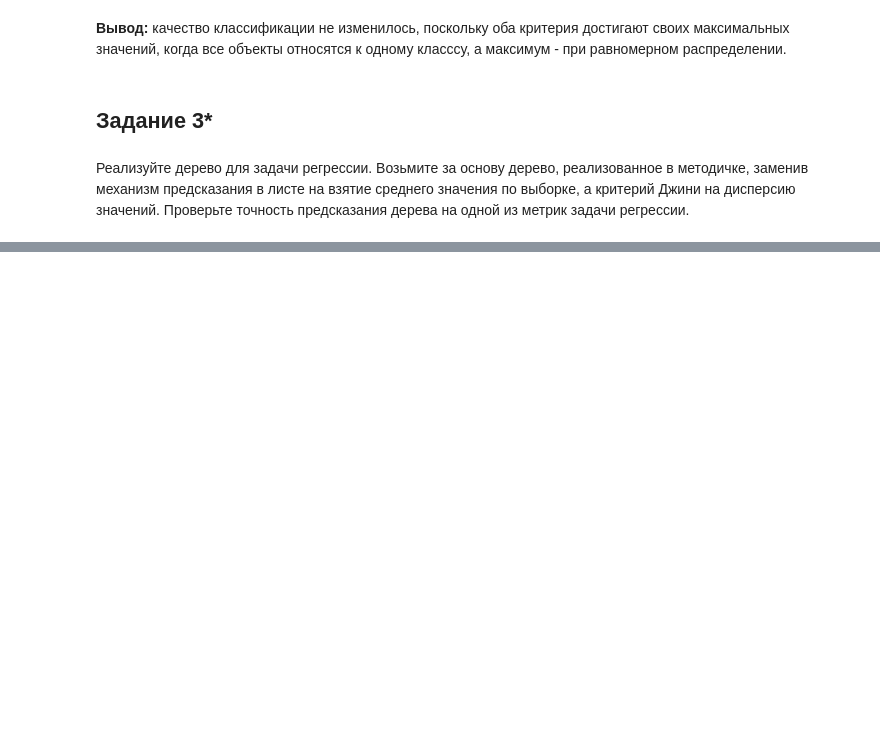
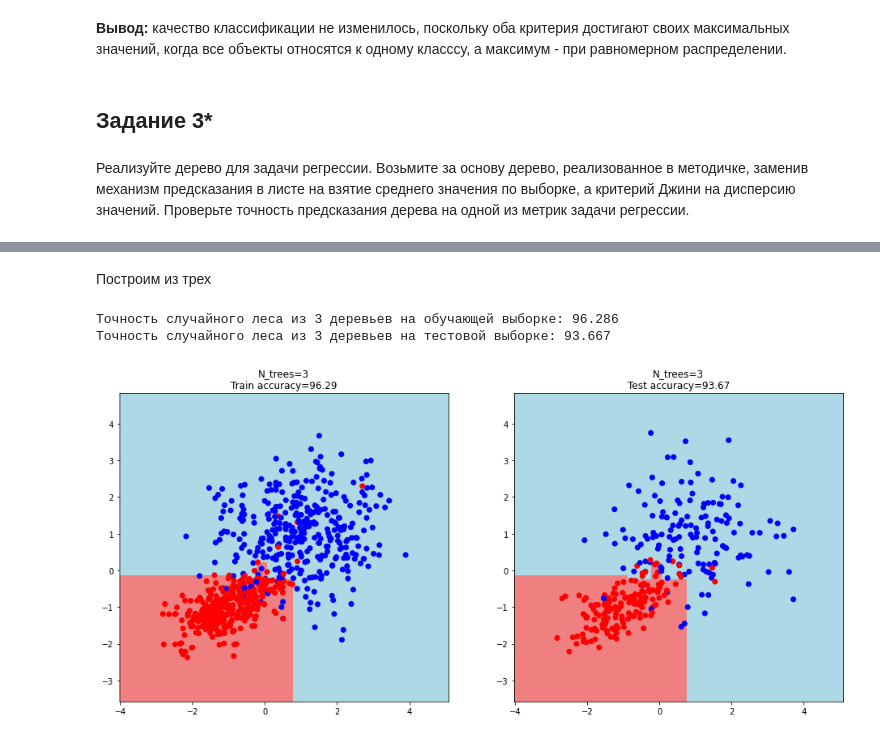
Before and after one commit to vit050587/Data-analysis, a Jupyter notebook: analytics_data.ipynb, the cells around one changed output, grey strips where cells are left out. Drawn from its saved outputs; the diff is of its cells as text; code cells hidden in the pictures; blank space fills up the shorter version.

```diff
--- a/analytics_data.ipynb
+++ b/analytics_data.ipynb
@@ -1211,0 +1534,8 @@ plt.scatter(regression_data, regression_labels, c='darkorange', edgecolor='black
+# %% [markdown]
+Построим из трех
+# %%
+get_report(train_data, train_labels, test_data, test_labels, 3)
+# %% [output]
+Точность случайного леса из 3 деревьев на обучающей выборке: 96.286
+Точность случайного леса из 3 деревьев на тестовой выборке: 93.667
+[figure, added]
```
Also changed, not shown: parts of 44 cells of this notebook.
